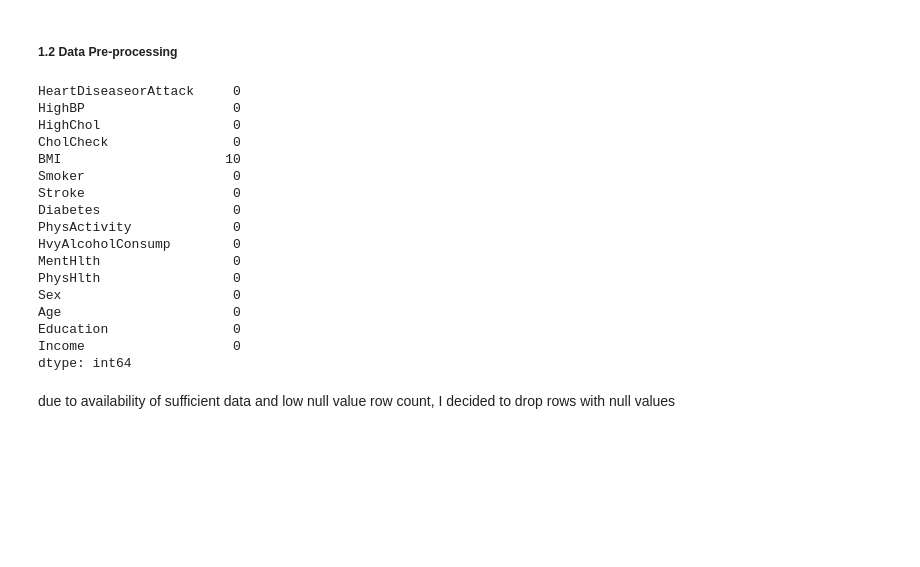
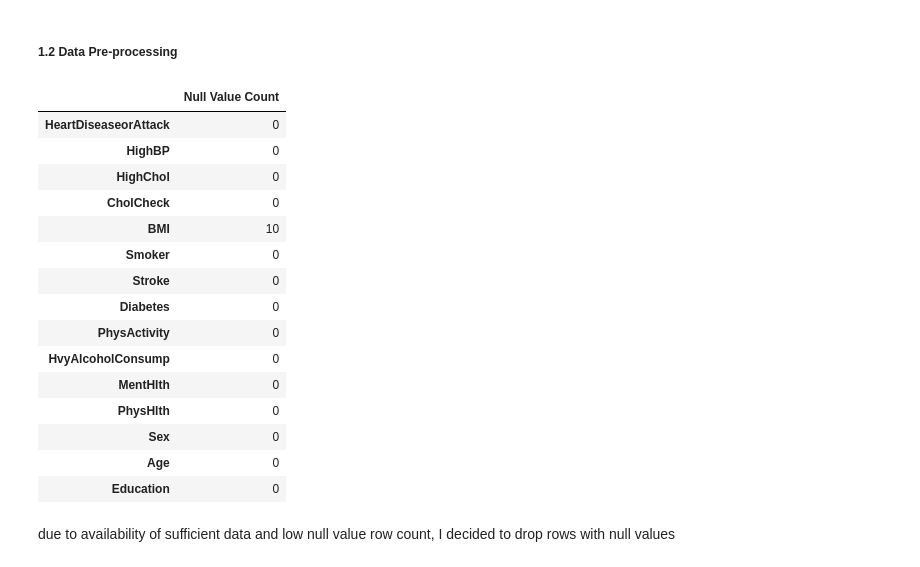
Before and after one commit to leonardsangoroh/AIFoundations, a Jupyter notebook: AssessmentOne/heart-attack-prediction-assignment.ipynb, the cells around one changed output. Drawn from its saved outputs; the diff is of its cells as text; code cells hidden in the pictures; blank space fills up the shorter version.

Commit message:
add null values visualization DataFrame

```diff
--- a/AssessmentOne/heart-attack-prediction-assignment.ipynb
+++ b/AssessmentOne/heart-attack-prediction-assignment.ipynb
@@ -178,25 +178,26 @@ plt.show()
 ##### 1.2 Data Pre-processing
 # %%
 # checking for null values
-heart_data.isnull().sum()
+data = {'Null Value Count': heart_data.isnull().sum()}
+heart_data_null_values = pd.DataFrame(data)
+heart_data_null_values.head(15)
 # %% [output]
-HeartDiseaseorAttack     0
-HighBP                   0
-HighChol                 0
-CholCheck                0
-BMI                     10
-Smoker                   0
-Stroke                   0
-Diabetes                 0
-PhysActivity             0
-HvyAlcoholConsump        0
-MentHlth                 0
-PhysHlth                 0
-Sex                      0
-Age                      0
-Education                0
-Income                   0
-dtype: int64
+|  | Null Value Count |
+| HeartDiseaseorAttack | 0 |
+| HighBP | 0 |
+| HighChol | 0 |
+| CholCheck | 0 |
+| BMI | 10 |
+| Smoker | 0 |
+| Stroke | 0 |
+| Diabetes | 0 |
+| PhysActivity | 0 |
+| HvyAlcoholConsump | 0 |
+| MentHlth | 0 |
+| PhysHlth | 0 |
+| Sex | 0 |
+| Age | 0 |
+| Education | 0 |
 # %% [markdown]
 due to availability of sufficient data and low null value row count, I decided to drop rows with null values
 # %%
```
